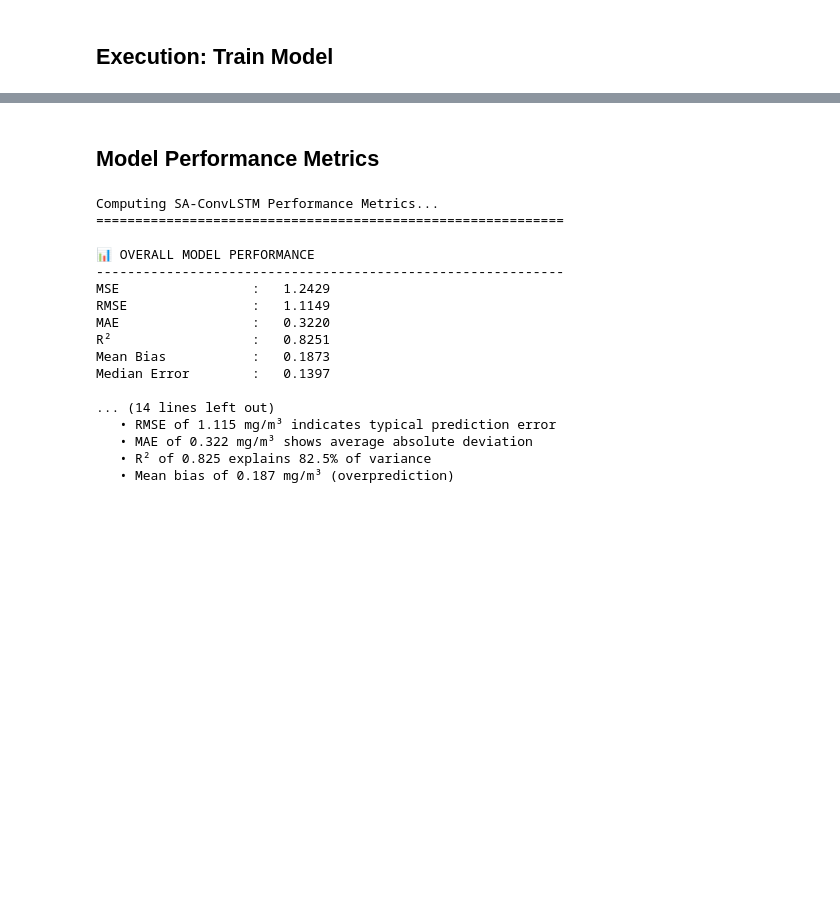
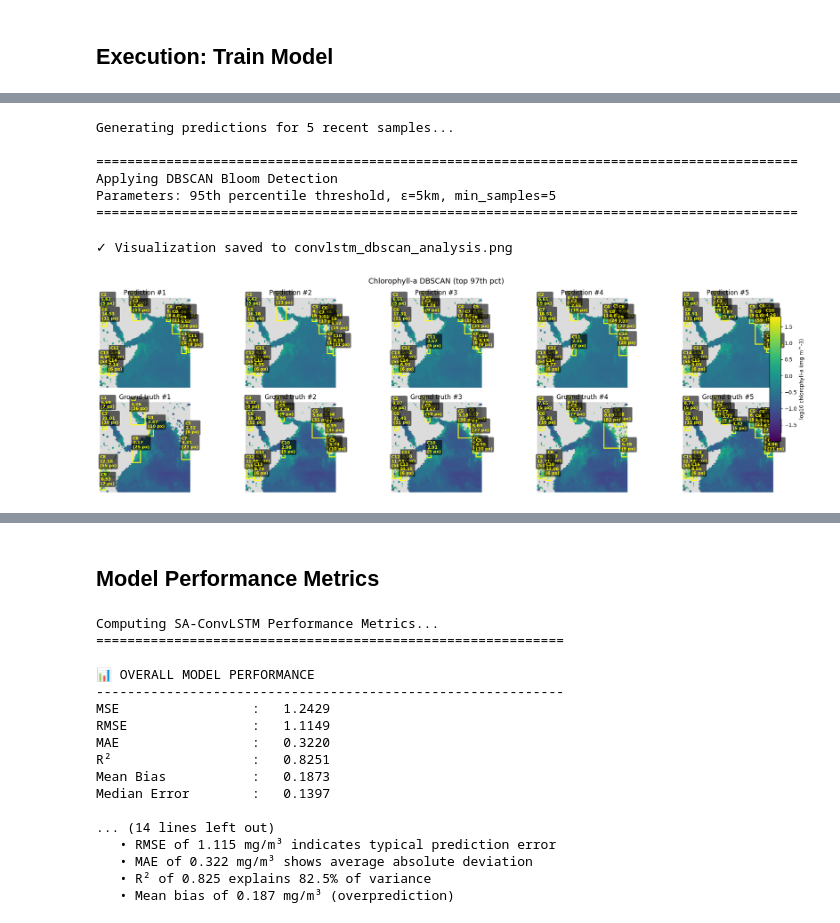
Before and after one commit to thefarmerbob/Microplastic-Prediction, a Jupyter notebook: CS156-Chlorophyl/chlorophyll_convlstm_dbscan_complete.ipynb, the cells around one changed output, grey strips where cells are left out. Drawn from its saved outputs; the diff is of its cells as text; code cells hidden in the pictures; blank space fills up the shorter version.

```diff
--- a/CS156-Chlorophyl/chlorophyll_convlstm_dbscan_complete.ipynb
+++ b/CS156-Chlorophyl/chlorophyll_convlstm_dbscan_complete.ipynb
@@ -1319,0 +1022,38 @@ Comparable to performance reported in:
+# %%
+# Generate predictions on recent samples
+print("Generating predictions for 5 recent samples...")
+test_samples = eval_test(data, model, seq_in=3, seq_out=1, num_samples=5, device=device)
+
+# Extract lat/lon if available
+lat = npz.get("lat", None)
+lon = npz.get("lon", None)
+
+# Apply DBSCAN with optimal parameters (literature-based)
+# These parameters match HAB spatial scales (5-50 km²) and typical bloom concentrations (top 5%)
+print("\n" + "="*90)
+print("Applying DBSCAN Bloom Detection")
+print("Parameters: 95th percentile threshold, ε=5km, min_samples=5")
+print("="*90 + "\n")
+
+fig = visualize_with_dbscan(
+    samples=test_samples,
+    data_min=data_min,
+    data_max=data_max,
+    lat=lat,
+    lon=lon,
+    threshold_percentile=97,  # Top 5% of pixels (typical bloom threshold)
+    eps_km=3,                 # 5km clustering radius (matches 10-30km bloom patches)
+    min_samples=5,            # Minimum 5 pixels (filters noise, ~16 km² minimum area)
+)
+
+fig.savefig("convlstm_dbscan_analysis.png", dpi=150, bbox_inches="tight")
+print("\n✓ Visualization saved to convlstm_dbscan_analysis.png")
+# %% [output]
+Generating predictions for 5 recent samples...
+
+==========================================================================================
+Applying DBSCAN Bloom Detection
+Parameters: 95th percentile threshold, ε=5km, min_samples=5
+==========================================================================================
+✓ Visualization saved to convlstm_dbscan_analysis.png
+[figure, added]
```
Also changed, not shown: parts of 17 cells of this notebook, 2 other files.
